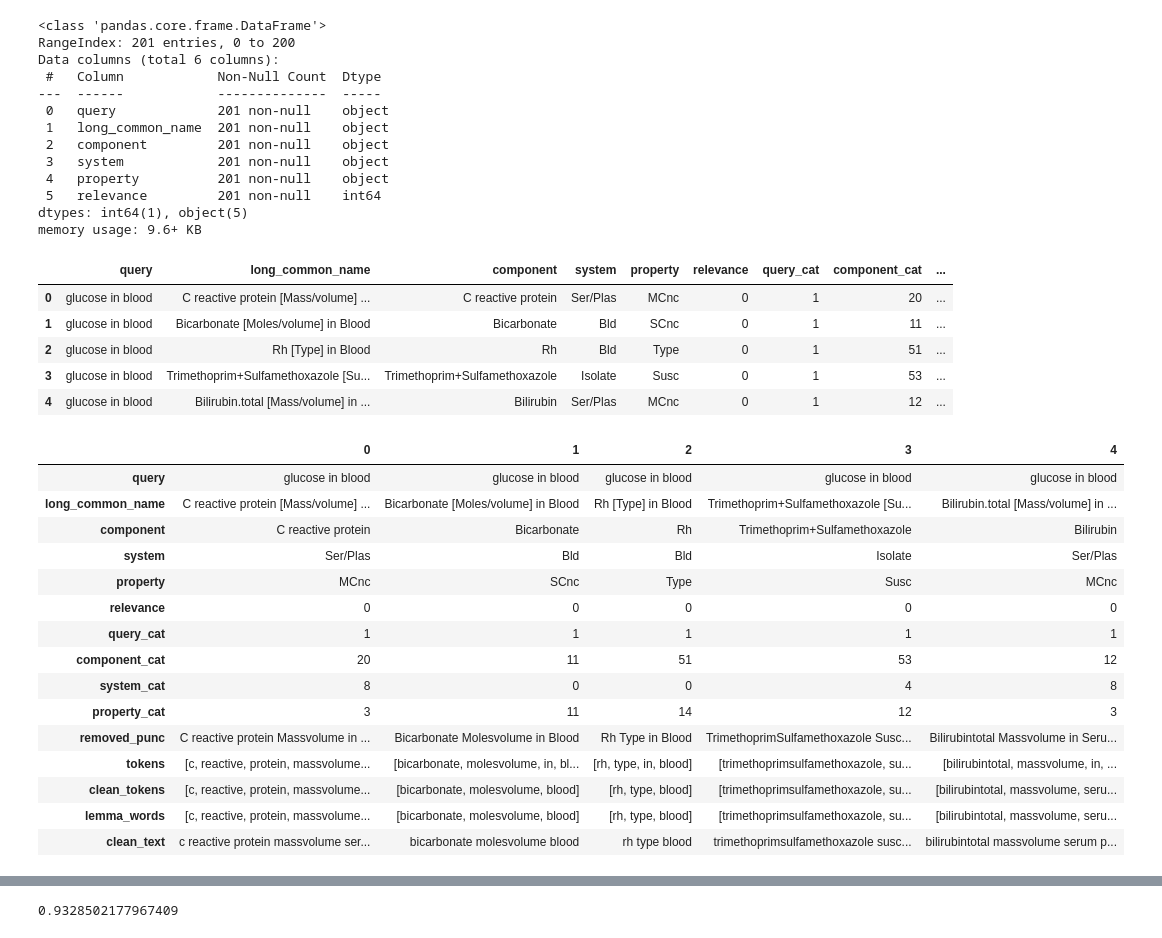
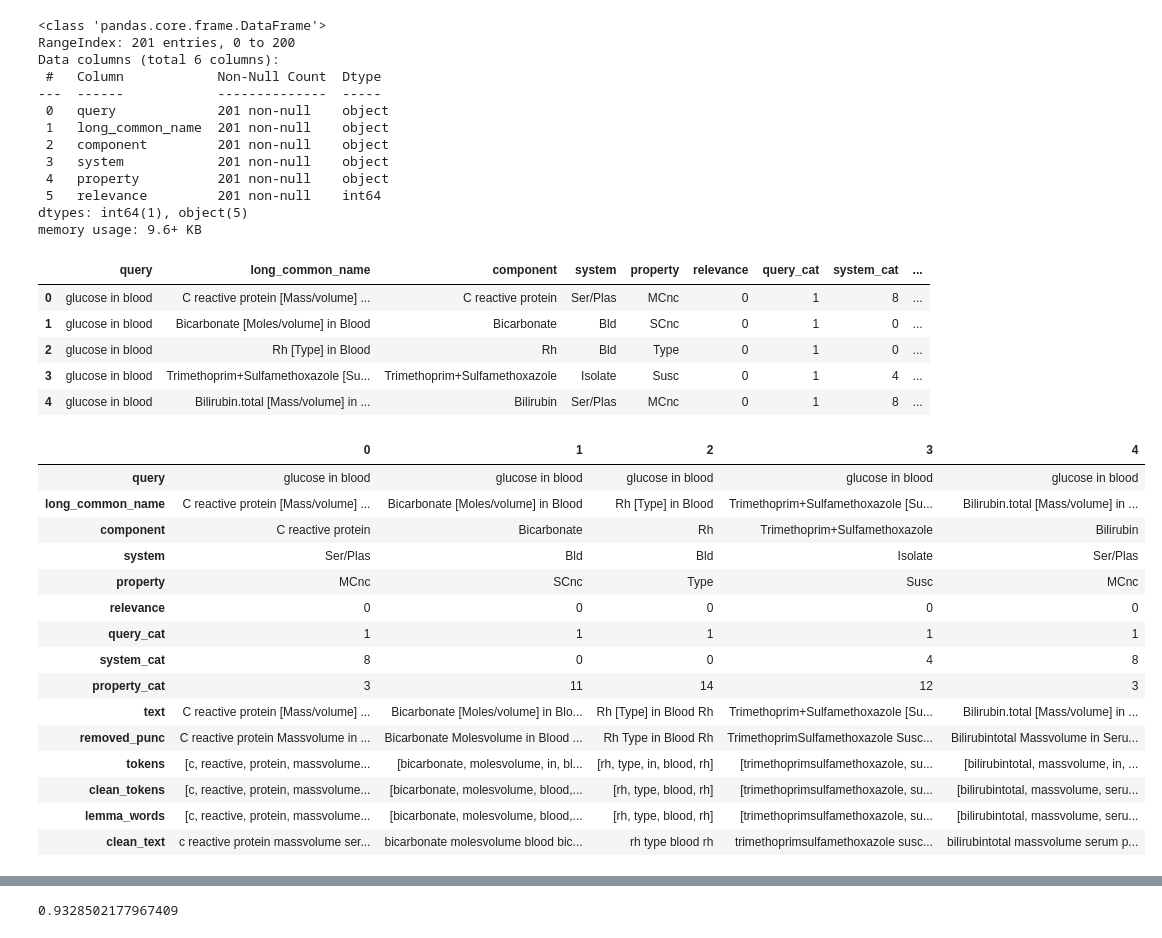
Before and after one commit to alexsierra45/ib-mlr, a Jupyter notebook: AdaRank.ipynb, the cells around one changed output, grey strips where cells are left out. Cells and saved outputs as stored; diff of their text form; code cells hidden in the pictures.

```diff
--- a/AdaRank.ipynb
+++ b/AdaRank.ipynb
@@ -28,18 +31,18 @@ dtypes: int64(1), object(5)
 memory usage: 9.6+ KB
 # %%
 encoders = {}
-for col in ['query','component', 'system', 'property']:
+for col in ['query', 'system', 'property']:
   le = LabelEncoder()
   data[col+'_cat'] = le.fit_transform(data[col])
   encoders[col] = le
 data.head()
 # %% [output]
-|  | query | long_common_name | component | system | property | relevance | query_cat | component_cat | ... |
-| 0 | glucose in blood | C reactive protein [Mass/volume] ... | C reactive protein | Ser/Plas | MCnc | 0 | 1 | 20 | ... |
-| 1 | glucose in blood | Bicarbonate [Moles/volume] in Blood | Bicarbonate | Bld | SCnc | 0 | 1 | 11 | ... |
-| 2 | glucose in blood | Rh [Type] in Blood | Rh | Bld | Type | 0 | 1 | 51 | ... |
-| 3 | glucose in blood | Trimethoprim+Sulfamethoxazole [Su... | Trimethoprim+Sulfamethoxazole | Isolate | Susc | 0 | 1 | 53 | ... |
-| 4 | glucose in blood | Bilirubin.total [Mass/volume] in ... | Bilirubin | Ser/Plas | MCnc | 0 | 1 | 12 | ... |
+|  | query | long_common_name | component | system | property | relevance | query_cat | system_cat | ... |
+| 0 | glucose in blood | C reactive protein [Mass/volume] ... | C reactive protein | Ser/Plas | MCnc | 0 | 1 | 8 | ... |
+| 1 | glucose in blood | Bicarbonate [Moles/volume] in Blood | Bicarbonate | Bld | SCnc | 0 | 1 | 0 | ... |
+| 2 | glucose in blood | Rh [Type] in Blood | Rh | Bld | Type | 0 | 1 | 0 | ... |
+| 3 | glucose in blood | Trimethoprim+Sulfamethoxazole [Su... | Trimethoprim+Sulfamethoxazole | Isolate | Susc | 0 | 1 | 4 | ... |
+| 4 | glucose in blood | Bilirubin.total [Mass/volume] in ... | Bilirubin | Ser/Plas | MCnc | 0 | 1 | 8 | ... |
 # %%
 def remove_punct(text):
     return ("".join([ch for ch in text if ch not in st.punctuation]))
@@ -61,30 +64,31 @@ def lemmatize(text):
 def return_sentences(tokens):
     return " ".join([word for word in tokens])
 # %%
-data['removed_punc'] = data['long_common_name'].apply(lambda x: remove_punct(x))
+data['text'] = data['long_common_name'] + ' ' + data['component']
+data['removed_punc'] = data['text'].apply(lambda x: remove_punct(x))
 data['tokens'] = data['removed_punc'].apply(lambda msg : tokenize(msg))
 #data['larger_tokens'] = data['tokens'].apply(lambda x : remove_small_words(x))
 data['clean_tokens'] = data['tokens'].apply(lambda x : remove_stopwords(x))
 data['lemma_words'] = data['clean_tokens'].apply(lambda x : lemmatize(x))
 data['clean_text'] = data['lemma_words'].apply(lambda x : return_sentences(x))
 data.head().transpose()
 # %% [output]
 |  | 0 | 1 | 2 | 3 | 4 |
 | query | glucose in blood | glucose in blood | glucose in blood | glucose in blood | glucose in blood |
 | long_common_name | C reactive protein [Mass/volume] ... | Bicarbonate [Moles/volume] in Blood | Rh [Type] in Blood | Trimethoprim+Sulfamethoxazole [Su... | Bilirubin.total [Mass/volume] in ... |
 | component | C reactive protein | Bicarbonate | Rh | Trimethoprim+Sulfamethoxazole | Bilirubin |
 | system | Ser/Plas | Bld | Bld | Isolate | Ser/Plas |
 | property | MCnc | SCnc | Type | Susc | MCnc |
 | relevance | 0 | 0 | 0 | 0 | 0 |
 | query_cat | 1 | 1 | 1 | 1 | 1 |
-| component_cat | 20 | 11 | 51 | 53 | 12 |
 | system_cat | 8 | 0 | 0 | 4 | 8 |
 | property_cat | 3 | 11 | 14 | 12 | 3 |
-| removed_punc | C reactive protein Massvolume in ... | Bicarbonate Molesvolume in Blood | Rh Type in Blood | TrimethoprimSulfamethoxazole Susc... | Bilirubintotal Massvolume in Seru... |
-| tokens | [c, reactive, protein, massvolume... | [bicarbonate, molesvolume, in, bl... | [rh, type, in, blood] | [trimethoprimsulfamethoxazole, su... | [bilirubintotal, massvolume, in, ... |
-| clean_tokens | [c, reactive, protein, massvolume... | [bicarbonate, molesvolume, blood] | [rh, type, blood] | [trimethoprimsulfamethoxazole, su... | [bilirubintotal, massvolume, seru... |
-| lemma_words | [c, reactive, protein, massvolume... | [bicarbonate, molesvolume, blood] | [rh, type, blood] | [trimethoprimsulfamethoxazole, su... | [bilirubintotal, massvolume, seru... |
-| clean_text | c reactive protein massvolume ser... | bicarbonate molesvolume blood | rh type blood | trimethoprimsulfamethoxazole susc... | bilirubintotal massvolume serum p... |
+| text | C reactive protein [Mass/volume] ... | Bicarbonate [Moles/volume] in Blo... | Rh [Type] in Blood Rh | Trimethoprim+Sulfamethoxazole [Su... | Bilirubin.total [Mass/volume] in ... |
+| removed_punc | C reactive protein Massvolume in ... | Bicarbonate Molesvolume in Blood ... | Rh Type in Blood Rh | TrimethoprimSulfamethoxazole Susc... | Bilirubintotal Massvolume in Seru... |
+| tokens | [c, reactive, protein, massvolume... | [bicarbonate, molesvolume, in, bl... | [rh, type, in, blood, rh] | [trimethoprimsulfamethoxazole, su... | [bilirubintotal, massvolume, in, ... |
+| clean_tokens | [c, reactive, protein, massvolume... | [bicarbonate, molesvolume, blood,... | [rh, type, blood, rh] | [trimethoprimsulfamethoxazole, su... | [bilirubintotal, massvolume, seru... |
+| lemma_words | [c, reactive, protein, massvolume... | [bicarbonate, molesvolume, blood,... | [rh, type, blood, rh] | [trimethoprimsulfamethoxazole, su... | [bilirubintotal, massvolume, seru... |
+| clean_text | c reactive protein massvolume ser... | bicarbonate molesvolume blood bic... | rh type blood rh | trimethoprimsulfamethoxazole susc... | bilirubintotal massvolume serum p... |
 # %%
 tfidf = TfidfVectorizer(max_features=20)
 data['FV_document'] = tfidf.fit_transform(data['clean_text']).toarray().tolist()
```
Also changed, not shown: parts of 20 cells of this notebook.
